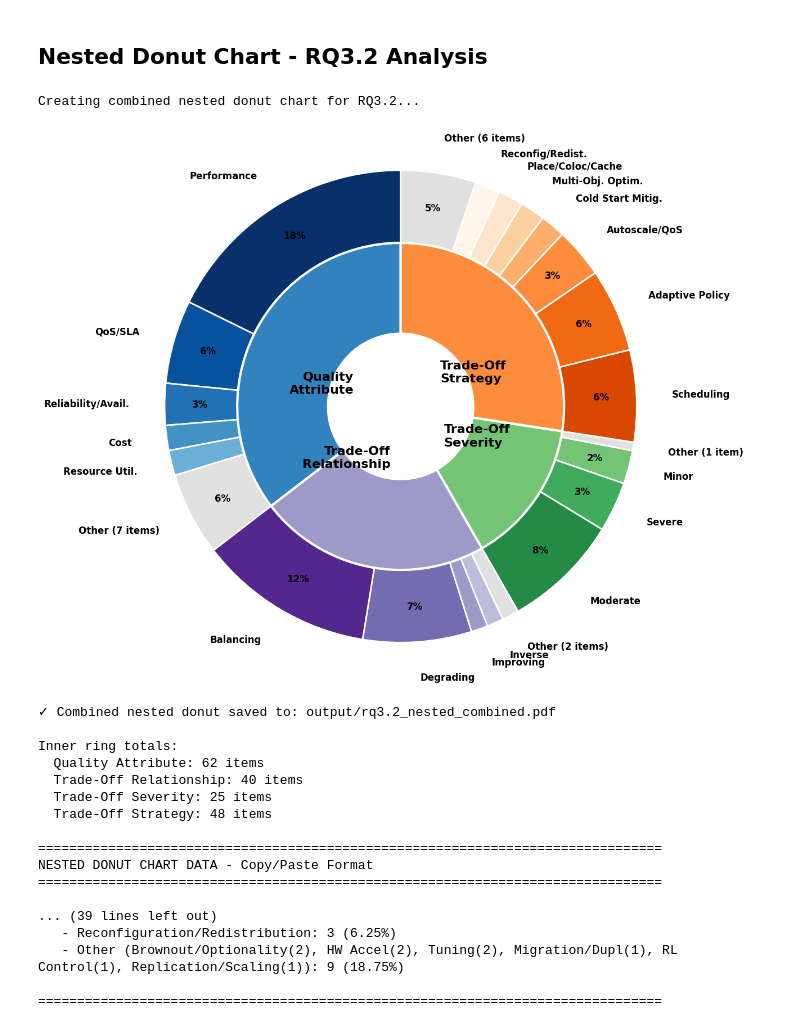
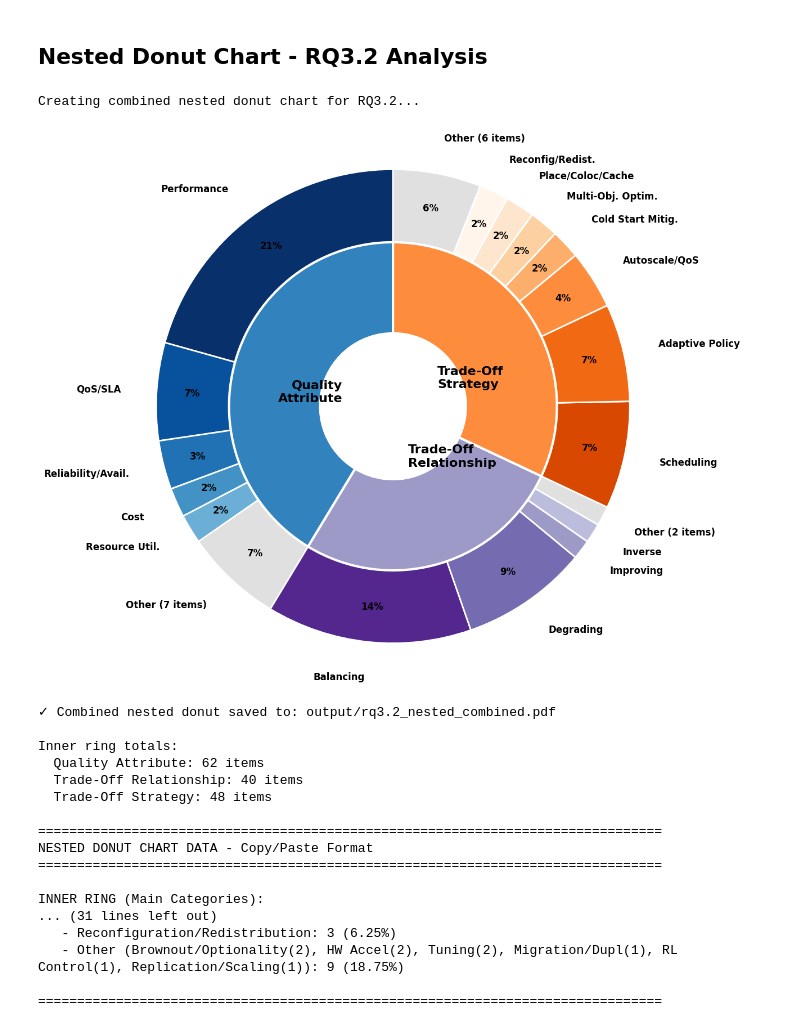
Before and after one commit to eoanodea/slr, a Jupyter notebook: 6-data-visualisation/rq3/rq3.2.generate.ipynb, the cells around one changed output. Saved outputs shown, nothing was run; the diff lists cells and outputs as text; code cells hidden in the pictures.

Commit message:
Minor diagram updates across all RQ diagrams

```diff
--- a/6-data-visualisation/rq3/rq3.2.generate.ipynb
+++ b/6-data-visualisation/rq3/rq3.2.generate.ipynb
@@ -9,14 +9,14 @@ import os
 output_dir = 'output'
 os.makedirs(output_dir, exist_ok=True)
 
-# Combined nested donut chart showing all four parameters
+# Combined nested donut chart showing three parameters (Trade-Off Severity removed)
 print("Creating combined nested donut chart for RQ3.2...")
 
 # Prepare data for nested donut
-# Inner ring: four main categories
-inner_labels = ['Quality\nAttribute', 'Trade-Off\nRelationship', 'Trade-Off\nSeverity', 'Trade-Off\nStrategy']
-inner_sizes = [62, 40, 25, 48]  # Total counts for each category
-inner_colors = ['#3182bd', '#9e9ac8', '#74c476', '#fd8d3c']
+# Inner ring: three main categories
+inner_labels = ['Quality\nAttribute', 'Trade-Off\nRelationship', 'Trade-Off\nStrategy']
+inner_sizes = [62, 40, 48]  # Total counts for each category
+inner_colors = ['#3182bd', '#9e9ac8', '#fd8d3c']
 
 # Outer ring: Items with >=3 occurrences + Other (simplified for academic paper)
 outer_labels = (
@@ -24,8 +24,6 @@ outer_labels = (
     ['Performance', 'QoS/SLA', 'Reliability/Avail.', 'Cost', 'Resource Util.', 'Other (7 items)'] +
     # TradeOffRelationship (4 items >= 2 + other)
     ['Balancing', 'Degrading', 'Improving', 'Inverse', 'Other (2 items)'] +
-    # TradeOffSeverity (3 items >= 4 + other)
-    ['Moderate', 'Severe', 'Minor', 'Other (1 item)'] +
     # TradeOffStrategy (7 items >= 3 + other)
     ['Scheduling', 'Adaptive Policy', 'Autoscale/QoS', 'Cold Start Mitig.',
      'Multi-Obj. Optim.', 'Place/Coloc/Cache', 'Reconfig/Redist.', 'Other (6 items)']
@@ -36,8 +34,6 @@ outer_sizes = (
     [31, 10, 5, 3, 3, 10] +
     # TradeOffRelationship: 4 items >= 2, other = 2 items (1×1 + 1×1)
     [21, 13, 2, 2, 2] +
-    # TradeOffSeverity: 3 items >= 4, other = 1 item (1×1)
-    [14, 6, 4, 1] +
     # TradeOffStrategy: 7 items >= 3, other = 6 items (3×2 + 3×1)
     [11, 10, 6, 3, 3, 3, 3, 9]
 )
@@ -48,8 +44,6 @@ outer_colors = (
     ['#08306b', '#08519c', '#2171b5', '#4292c6', '#6baed6', '#e0e0e0'] +
     # TradeOffRelationship - purple gradient (5 colors, darker to lighter)
     ['#54278f', '#756bb1', '#9e9ac8', '#bcbddc', '#e0e0e0'] +
-    # TradeOffSeverity - green gradient (4 colors, darker to lighter)
-    ['#238b45', '#41ab5d', '#74c476', '#e0e0e0'] +
     # TradeOffStrategy - orange gradient (8 colors, darker to lighter)
     ['#d94801', '#f16913', '#fd8d3c', '#fdae6b', '#fdd0a2', '#fee6ce', '#fff5eb', '#e0e0e0']
 )
@@ -97,8 +91,7 @@ print(f"✓ Combined nested donut saved to: {nested_file_path}")
 print(f"\nInner ring totals:")
 print(f"  Quality Attribute: {inner_sizes[0]} items")
 print(f"  Trade-Off Relationship: {inner_sizes[1]} items")
-print(f"  Trade-Off Severity: {inner_sizes[2]} items")
-print(f"  Trade-Off Strategy: {inner_sizes[3]} items")
+print(f"  Trade-Off Strategy: {inner_sizes[2]} items")
 
 # Output data in copy-pasteable format
 print("\n" + "="*80)
@@ -113,55 +106,48 @@ print("\n\nOUTER RING (Subcategories by Main Category):")
 print("-" * 40)
 
 print("\n1. QUALITY ATTRIBUTE (62 items total - Items ≥3 + Other):")
 qa_labels = ['Performance', 'QoS/SLA', 'Reliability/Availability', 'Cost', 'Resource Utilization',
              'Other (Energy Efficiency(2), Sustainability(2), User Experience(2), Consistency(1), Output Quality(1), Scalability(1), Security(1))']
 qa_sizes = [31, 10, 5, 3, 3, 10]
 for label, size in zip(qa_labels, qa_sizes):
     pct = (size / 62) * 100
     print(f"   - {label}: {size} ({pct:.2f}%)")
 
 print("\n2. TRADE-OFF RELATIONSHIP (40 items total - Items ≥2 + Other):")
 tr_labels = ['Balancing', 'Degrading', 'Improving', 'Inverse',
              'Other (Explicit Trade-Off(1), Reversing(1))']
 tr_sizes = [21, 13, 2, 2, 2]
 for label, size in zip(tr_labels, tr_sizes):
     pct = (size / 40) * 100
     print(f"   - {label}: {size} ({pct:.2f}%)")
 
-print("\n3. TRADE-OFF SEVERITY (25 items total - Items ≥4 + Other):")
-ts_labels = ['Moderate', 'Severe', 'Minor', 'Other (Significant(1))']
-ts_sizes = [14, 6, 4, 1]
-for label, size in zip(ts_labels, ts_sizes):
-    pct = (size / 25) * 100
-    print(f"   - {label}: {size} ({pct:.2f}%)")
-
-print("\n4. TRADE-OFF STRATEGY (48 items total - Items ≥3 + Other):")
+print("\n3. TRADE-OFF STRATEGY (48 items total - Items ≥3 + Other):")
 tos_labels = ['Scheduling', 'Adaptive Policy', 'Autoscaling/QoS Control',
               'Cold Start Mitigation', 'Multi-Objective Optimization',
               'Placement/Colocation/Caching', 'Reconfiguration/Redistribution',
               'Other (Brownout/Optionality(2), HW Accel(2), Tuning(2), Migration/Dupl(1), RL Control(1), Replication/Scaling(1))']
 tos_sizes = [11, 10, 6, 3, 3, 3, 3, 9]
 for label, size in zip(tos_labels, tos_sizes):
     pct = (size / 48) * 100
     print(f"   - {label}: {size} ({pct:.2f}%)")
 
 print("\n" + "="*80)
 # %% [output]
 Creating combined nested donut chart for RQ3.2...
-[figure, old version]
+[figure, new version]
 ✓ Combined nested donut saved to: output/rq3.2_nested_combined.pdf
 
 Inner ring totals:
   Quality Attribute: 62 items
   Trade-Off Relationship: 40 items
-  Trade-Off Severity: 25 items
   Trade-Off Strategy: 48 items
 
 ================================================================================
 NESTED DONUT CHART DATA - Copy/Paste Format
 ================================================================================
 
-... (39 lines left out)
+INNER RING (Main Categories):
+... (31 lines left out)
    - Reconfiguration/Redistribution: 3 (6.25%)
    - Other (Brownout/Optionality(2), HW Accel(2), Tuning(2), Migration/Dupl(1), RL Control(1), Replication/Scaling(1)): 9 (18.75%)
 
```
Also changed, not shown: 18 other files.
